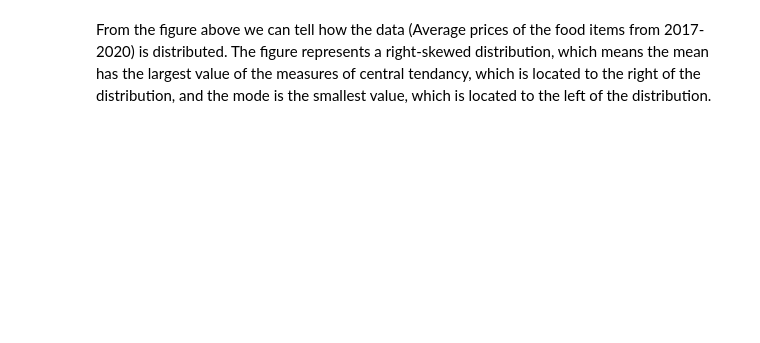
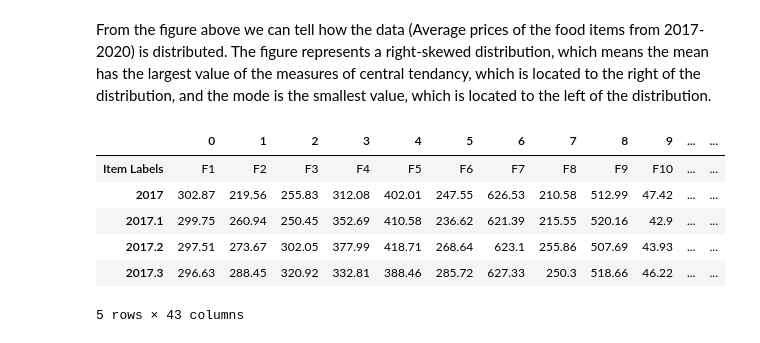
Before and after one commit to Ivynjambi/Jenga-Project, a Jupyter notebook: Analysis of selected food prices in Nigeria.ipynb, the cells around one changed output. Cells and saved outputs as stored; diff of their text form; code cells hidden in the pictures; blank space fills up the shorter version.

```diff
--- a/Analysis of selected food prices in Nigeria.ipynb
+++ b/Analysis of selected food prices in Nigeria.ipynb
@@ -199,3 +197,13 @@ From the figure above we can tell how the data (Average prices of the food items
 The figure represents a right-skewed distribution, which means the mean has the largest value of the measures of central tendancy, which is located to the right of the distribution, and the mode is the smallest value, which is located to the left of the distribution.
 # %%
 df = pd.read_csv("foods-yr.csv").T
+# %%
+df.head(5)
+# %% [output]
+|  | 0 | 1 | 2 | 3 | 4 | 5 | 6 | 7 | 8 | 9 | ... | ... |
+| Item Labels | F1 | F2 | F3 | F4 | F5 | F6 | F7 | F8 | F9 | F10 | ... | ... |
+| 2017 | 302.87 | 219.56 | 255.83 | 312.08 | 402.01 | 247.55 | 626.53 | 210.58 | 512.99 | 47.42 | ... | ... |
+| 2017.1 | 299.75 | 260.94 | 250.45 | 352.69 | 410.58 | 236.62 | 621.39 | 215.55 | 520.16 | 42.9 | ... | ... |
+| 2017.2 | 297.51 | 273.67 | 302.05 | 377.99 | 418.71 | 268.64 | 623.1 | 255.86 | 507.69 | 43.93 | ... | ... |
+| 2017.3 | 296.63 | 288.45 | 320.92 | 332.81 | 388.46 | 285.72 | 627.33 | 250.3 | 518.66 | 46.22 | ... | ... |
+5 rows × 43 columns
```
Also changed, not shown: parts of 10 cells of this notebook.
